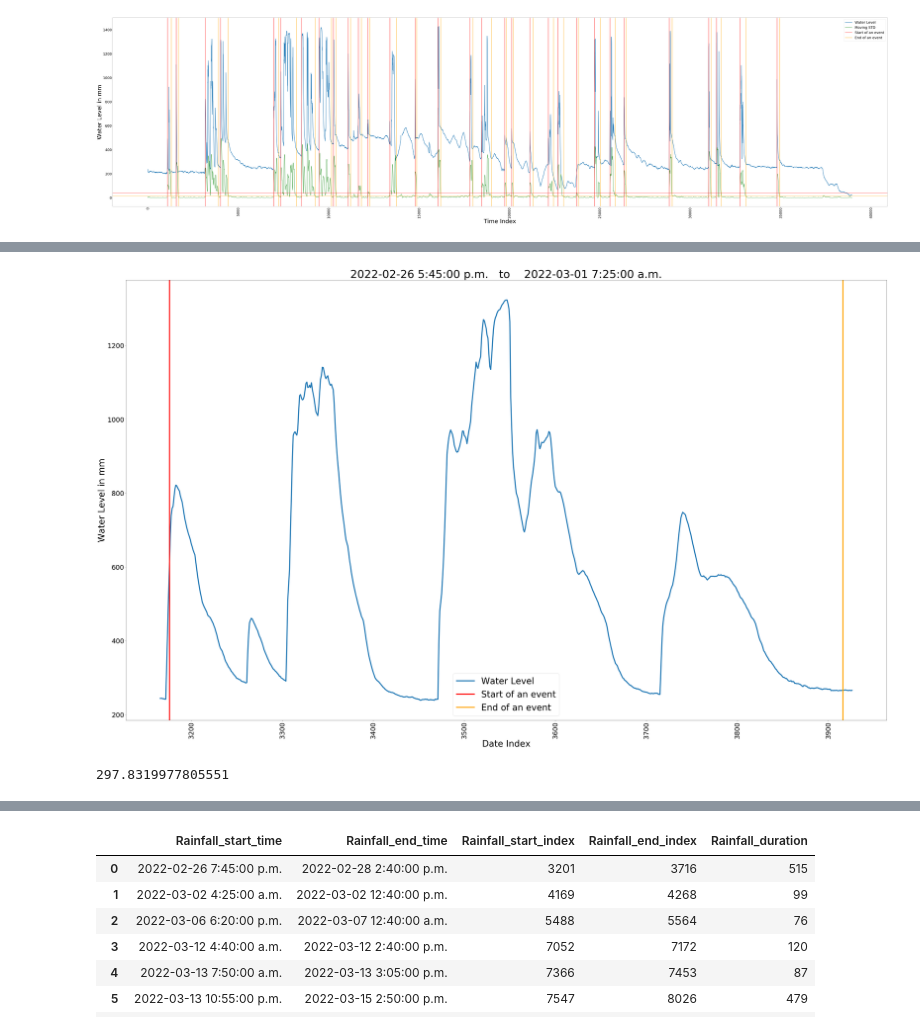
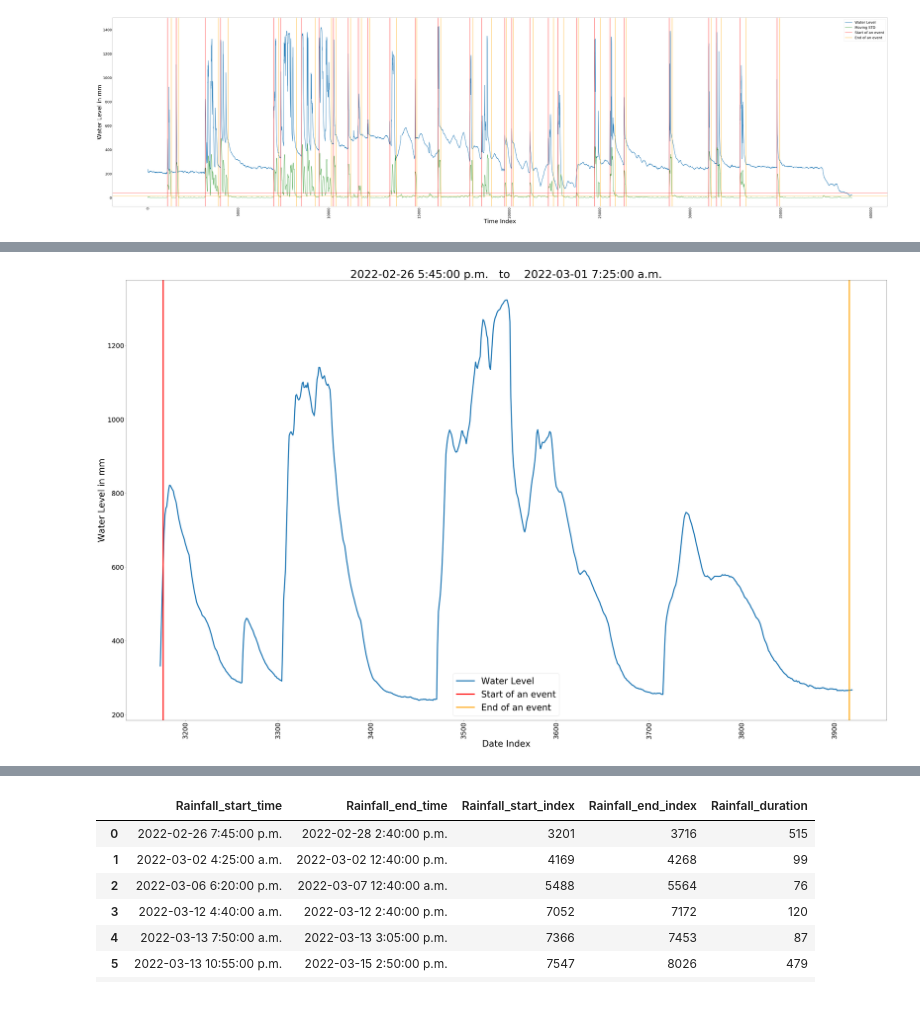
Before and after one commit to hasibum/m2pi22-Novion-Project, a Jupyter notebook: water_level_data.ipynb, the cells around one changed output, grey strips where cells are left out. Cells and saved outputs as stored; diff of their text form; code cells hidden in the pictures.

```diff
--- a/water_level_data.ipynb
+++ b/water_level_data.ipynb
@@ -22,16 +22,16 @@ sADF.index.to_list()[0]
 pd.to_datetime(sADF["Timestamp"]);
 pd.to_datetime(sBDF["Timestamp"]);
 # %%
-def IdentifyEvents_3(df,hours_to_skip):
+def IdentifyEvents_3(df,dry_hours_skip,moving_hours):
     #  This method use moving STD (std_mov) (last 6 hours) for start and end of an event
     # For the start of an event use: std_mov > mean (std_mov)
     # To detect the end of an event use: std_mov < range(std_mov)*2%
-    skip=int(hours_to_skip*(60/5))    # 6 hours of no significant change in water level means start of another event
+    skip=int(dry_hours_skip*(60/5))    # 6 hours of no significant change in water level means start of another event
     wlc_mm=np.diff(df[" Water Level [m]"])*1000 # water level change measured in mm
     wl_mm=df[" Water Level [m]"].to_numpy()*1000  # water level in mm
 
     ###### this part calculates the moving STD
-    std_mov=moving_std(df,hours_to_skip)
+    std_mov=moving_std(df,moving_hours)
     rng3p=np.max(std_mov)*(3/100)
     rng8p=np.max(std_mov)*(7.5/100)
     ########################################
@@ -95,7 +117,7 @@ plt.plot(std_movA,linewidth=3,color="green")
 [<matplotlib.lines.Line2D at 0x...>]
 [figure]
 # %%
-start_timeA,end_timeA,start_indexA,end_indexA,rf_durationA,water_levelA=IdentifyEvents_3(sADF,6)
+start_timeA,end_timeA,start_indexA,end_indexA,rf_durationA,water_levelA=IdentifyEvents_3(sADF,6,6)
 rf_eventA=pd.DataFrame({"Rainfall_start_time":start_timeA,"Rainfall_end_time":end_timeA,"Rainfall_start_index":start_indexA,"Rainfall_end_index":end_indexA,"Rainfall_duration":rf_durationA})
 rf_eventA
 # %% [output]
@@ -142,28 +185,25 @@ plt.show()
 # %%
 # Let's see a particular !Rainfall event
-buffer=10
+buffer=3
 index=2
 #X=Timestamp[rf_eventA["Rainfall_start_index"][index]-buffer:rf_eventA["Rainfall_end_index"][index]+buffer+1]
 X=range(start_indexA[index]-buffer,end_indexA[index]+buffer+1)
-Y=water_levelA[rf_eventA["Rainfall_start_index"][index]-buffer:rf_eventA["Rainfall_end_index"][index]+buffer+1]
+Y=water_levelA[start_indexA[index]-buffer:end_indexA[index]+buffer+1]
 plt.figure(figsize=(50, 30))
 plt.plot(X,Y,linewidth=5,label="Water Level")
 plt.axvline(x=start_indexA[index],linewidth=5,color='r',label="Start of an event")
 plt.axvline(x=end_indexA[index],linewidth=5, color='orange',label="End of an event")
 plt.title('Rainfall Event')
 plt.xlabel('Date Index',fontsize=40)
 plt.ylabel('Water Level in mm',fontsize=40)
 plt.tick_params(axis='x',labelsize=30,rotation=90)
 plt.tick_params(axis='y',labelsize=30)
 plt.legend(loc = 'best',fontsize=40)
 plt.tight_layout()
 plt.title(start_timeA[index]+"   to    "+end_timeA[index],fontsize=50)
 plt.show()
 # %% [output]
-[figure, old version]
+[figure, new version]
 # %%
 # Under Construction
 # Identifying well flood event during an event
-np.std(Y)
-# %% [output]
-297.8319977805551
```
Also changed, not shown: parts of 15 cells of this notebook.
